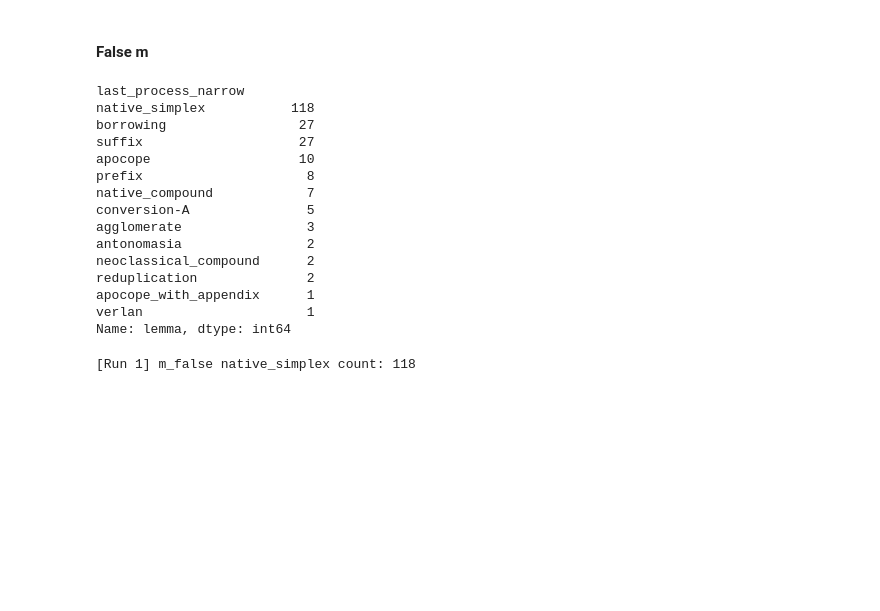
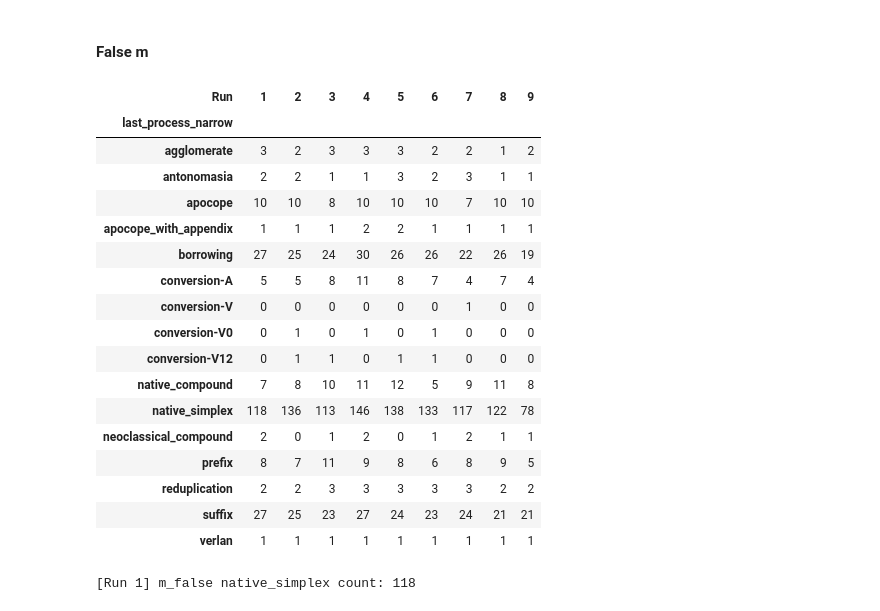
Before and after one commit to obonami/gender_prediction, a Jupyter notebook: src/orth_pred_analysis.ipynb, the cells around one changed output. Cells and saved outputs as stored; diff of their text form; code cells hidden in the pictures; blank space fills up the shorter version.

```diff
--- a/src/orth_pred_analysis.ipynb
+++ b/src/orth_pred_analysis.ipynb
@@ -480,35 +463,31 @@ array(['vicomte', 'tricorne', 'demi-frère', 'entrecuisse', 'arrière-goût',
        'contrepoison'], dtype=object)
 # %% [markdown]
 #### False m
-# %%
-run = 1
-pred_gender = 'm'
-true_gender = 'f'
-category = 'last_process_narrow'
-
-f_false_rows = orth_preds_x10[(orth_preds_x10['Run'] == run) & (orth_preds_x10["orth_pred"] == pred_gender) & (orth_preds_x10['true'] == true_gender)]
-
-# Merge the f_false_rows with the echantinom DataFrame to get the 'last_process_broad' column
-f_false_rows = f_false_rows.merge(echantinom[['lemma', category]], how='left', left_on='lemma', right_on='lemma')
-
-f_false_rows.groupby(category)['lemma'].count().sort_values(ascending=False)
-# f_false_rows
-# %% [output]
-last_process_narrow
-native_simplex           118
-borrowing                 27
-suffix                    27
-apocope                   10
-prefix                     8
-native_compound            7
-conversion-A               5
-agglomerate                3
-antonomasia                2
-neoclassical_compound      2
-reduplication              2
-apocope_with_appendix      1
-verlan                     1
-Name: lemma, dtype: int64
+# %%
+pred_gender = 'm'
+true_gender = 'f'
+category = 'last_process_narrow'
+
+get_subcategories_count_per_run(orth_preds_x10, pred_gender, true_gender, category, echantinom)
+# %% [output]
+| Run | 1 | 2 | 3 | 4 | 5 | 6 | 7 | 8 | 9 |
+| last_process_narrow |  |  |  |  |  |  |  |  |  |
+| agglomerate | 3 | 2 | 3 | 3 | 3 | 2 | 2 | 1 | 2 |
+| antonomasia | 2 | 2 | 1 | 1 | 3 | 2 | 3 | 1 | 1 |
+| apocope | 10 | 10 | 8 | 10 | 10 | 10 | 7 | 10 | 10 |
+| apocope_with_appendix | 1 | 1 | 1 | 2 | 2 | 1 | 1 | 1 | 1 |
+| borrowing | 27 | 25 | 24 | 30 | 26 | 26 | 22 | 26 | 19 |
+| conversion-A | 5 | 5 | 8 | 11 | 8 | 7 | 4 | 7 | 4 |
+| conversion-V | 0 | 0 | 0 | 0 | 0 | 0 | 1 | 0 | 0 |
+| conversion-V0 | 0 | 1 | 0 | 1 | 0 | 1 | 0 | 0 | 0 |
+| conversion-V12 | 0 | 1 | 1 | 0 | 1 | 1 | 0 | 0 | 0 |
+| native_compound | 7 | 8 | 10 | 11 | 12 | 5 | 9 | 11 | 8 |
+| native_simplex | 118 | 136 | 113 | 146 | 138 | 133 | 117 | 122 | 78 |
+| neoclassical_compound | 2 | 0 | 1 | 2 | 0 | 1 | 2 | 1 | 1 |
+| prefix | 8 | 7 | 11 | 9 | 8 | 6 | 8 | 9 | 5 |
+| reduplication | 2 | 2 | 3 | 3 | 3 | 3 | 3 | 2 | 2 |
+| suffix | 27 | 25 | 23 | 27 | 24 | 23 | 24 | 21 | 21 |
+| verlan | 1 | 1 | 1 | 1 | 1 | 1 | 1 | 1 | 1 |
 # %%
 subcategory = 'native_simplex'
 false_rows= get_false_preds(run, echantinom, 'orth_pred', pred_gender, true_gender, orth_preds_x10, category, subcategory)
```
Also changed, not shown: parts of 19 cells of this notebook, 1 other file.
